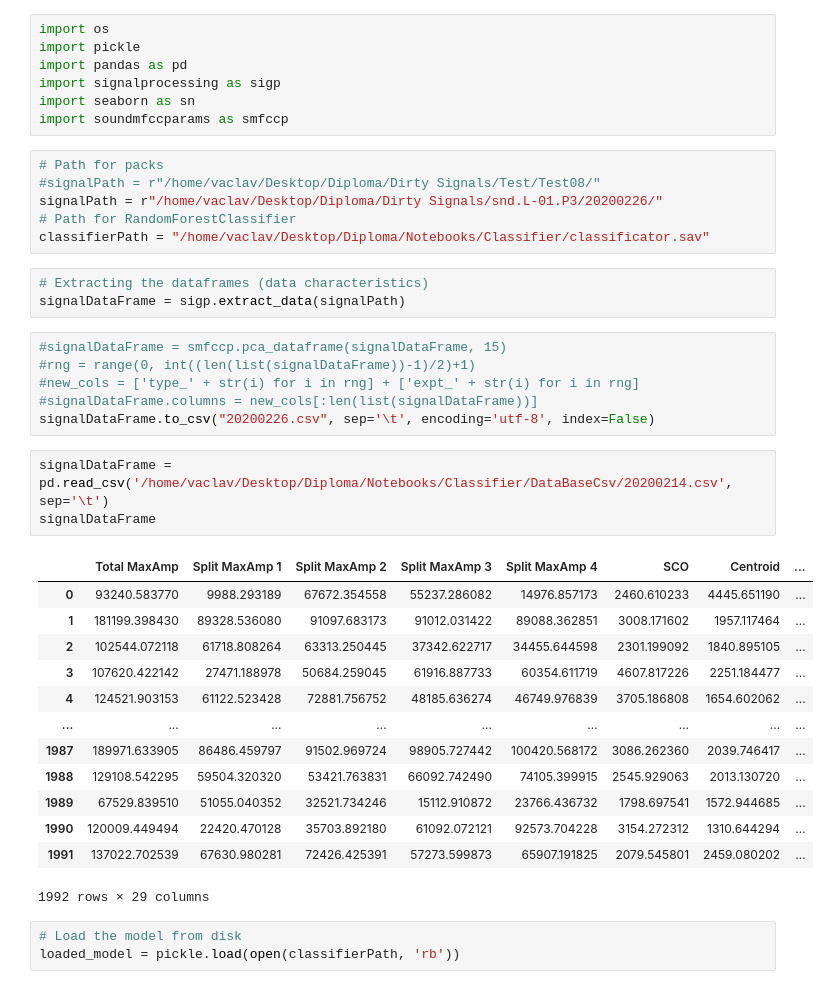
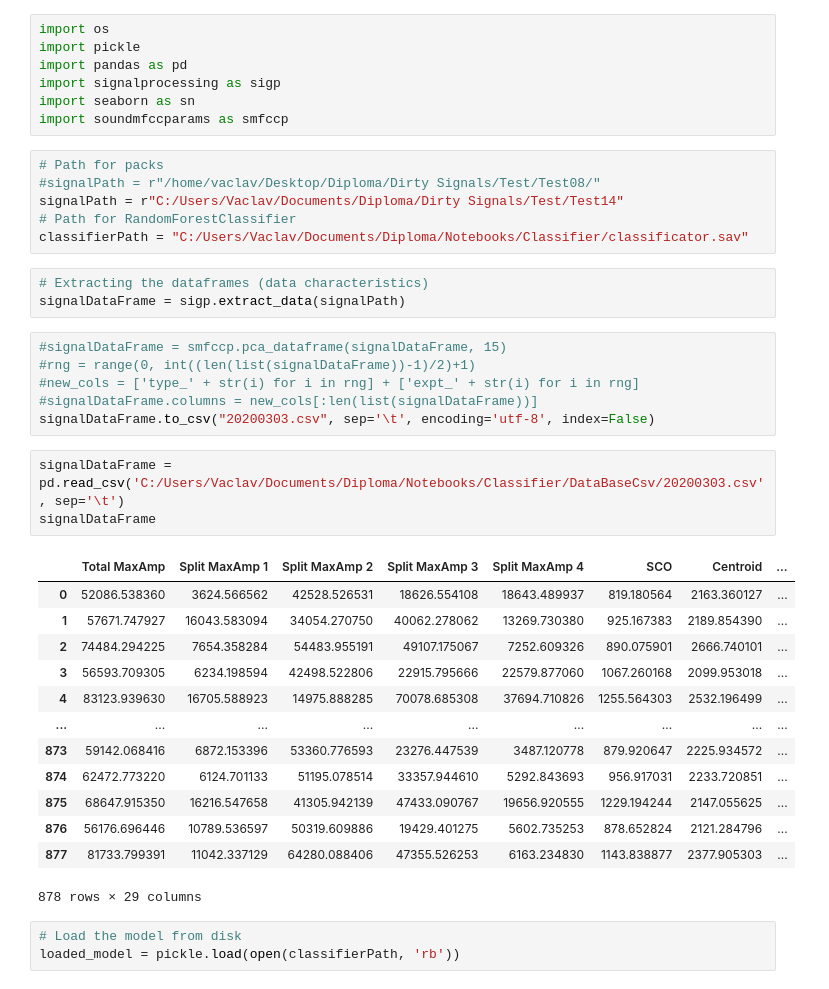
Before and after one commit to Waclaw-Nietzsche/Diploma, a Jupyter notebook: Classifier/BibaryClassifier_Test.ipynb, the cells around one changed output. Drawn from its saved outputs; the diff is of its cells as text.

```diff
--- a/Classifier/BibaryClassifier_Test.ipynb
+++ b/Classifier/BibaryClassifier_Test.ipynb
@@ -8,9 +8,9 @@ import soundmfccparams as smfccp
 # %%
 # Path for packs
 #signalPath = r"/home/vaclav/Desktop/Diploma/Dirty Signals/Test/Test08/"
-signalPath = r"/home/vaclav/Desktop/Diploma/Dirty Signals/snd.L-01.P3/20200226/"
+signalPath = r"C:/Users/Vaclav/Documents/Diploma/Dirty Signals/Test/Test14"
 # Path for RandomForestClassifier
-classifierPath = "/home/vaclav/Desktop/Diploma/Notebooks/Classifier/classificator.sav"
+classifierPath = "C:/Users/Vaclav/Documents/Diploma/Notebooks/Classifier/classificator.sav"
 # %%
 # Extracting the dataframes (data characteristics)
 signalDataFrame = sigp.extract_data(signalPath)
@@ -19,24 +19,24 @@ signalDataFrame = sigp.extract_data(signalPath)
 #rng = range(0, int((len(list(signalDataFrame))-1)/2)+1)
 #new_cols = ['type_' + str(i) for i in rng] + ['expt_' + str(i) for i in rng]
 #signalDataFrame.columns = new_cols[:len(list(signalDataFrame))]
-signalDataFrame.to_csv("20200226.csv", sep='\t', encoding='utf-8', index=False)
+signalDataFrame.to_csv("20200303.csv", sep='\t', encoding='utf-8', index=False)
 # %%
-signalDataFrame = pd.read_csv('/home/vaclav/Desktop/Diploma/Notebooks/Classifier/DataBaseCsv/20200214.csv', sep='\t')
+signalDataFrame = pd.read_csv('C:/Users/Vaclav/Documents/Diploma/Notebooks/Classifier/DataBaseCsv/20200303.csv', sep='\t')
 signalDataFrame
 # %% [output]
 |  | Total MaxAmp | Split MaxAmp 1 | Split MaxAmp 2 | Split MaxAmp 3 | Split MaxAmp 4 | SCO | Centroid | ... |
-| 0 | 93240.583770 | 9988.293189 | 67672.354558 | 55237.286082 | 14976.857173 | 2460.610233 | 4445.651190 | ... |
-| 1 | 181199.398430 | 89328.536080 | 91097.683173 | 91012.031422 | 89088.362851 | 3008.171602 | 1957.117464 | ... |
-| 2 | 102544.072118 | 61718.808264 | 63313.250445 | 37342.622717 | 34455.644598 | 2301.199092 | 1840.895105 | ... |
-| 3 | 107620.422142 | 27471.188978 | 50684.259045 | 61916.887733 | 60354.611719 | 4607.817226 | 2251.184477 | ... |
-| 4 | 124521.903153 | 61122.523428 | 72881.756752 | 48185.636274 | 46749.976839 | 3705.186808 | 1654.602062 | ... |
+| 0 | 52086.538360 | 3624.566562 | 42528.526531 | 18626.554108 | 18643.489937 | 819.180564 | 2163.360127 | ... |
+| 1 | 57671.747927 | 16043.583094 | 34054.270750 | 40062.278062 | 13269.730380 | 925.167383 | 2189.854390 | ... |
+| 2 | 74484.294225 | 7654.358284 | 54483.955191 | 49107.175067 | 7252.609326 | 890.075901 | 2666.740101 | ... |
+| 3 | 56593.709305 | 6234.198594 | 42498.522806 | 22915.795666 | 22579.877060 | 1067.260168 | 2099.953018 | ... |
+| 4 | 83123.939630 | 16705.588923 | 14975.888285 | 70078.685308 | 37694.710826 | 1255.564303 | 2532.196499 | ... |
 | ... | ... | ... | ... | ... | ... | ... | ... | ... |
-| 1987 | 189971.633905 | 86486.459797 | 91502.969724 | 98905.727442 | 100420.568172 | 3086.262360 | 2039.746417 | ... |
-| 1988 | 129108.542295 | 59504.320320 | 53421.763831 | 66092.742490 | 74105.399915 | 2545.929063 | 2013.130720 | ... |
-| 1989 | 67529.839510 | 51055.040352 | 32521.734246 | 15112.910872 | 23766.436732 | 1798.697541 | 1572.944685 | ... |
-| 1990 | 120009.449494 | 22420.470128 | 35703.892180 | 61092.072121 | 92573.704228 | 3154.272312 | 1310.644294 | ... |
-| 1991 | 137022.702539 | 67630.980281 | 72426.425391 | 57273.599873 | 65907.191825 | 2079.545801 | 2459.080202 | ... |
+| 873 | 59142.068416 | 6872.153396 | 53360.776593 | 23276.447539 | 3487.120778 | 879.920647 | 2225.934572 | ... |
+| 874 | 62472.773220 | 6124.701133 | 51195.078514 | 33357.944610 | 5292.843693 | 956.917031 | 2233.720851 | ... |
+| 875 | 68647.915350 | 16216.547658 | 41305.942139 | 47433.090767 | 19656.920555 | 1229.194244 | 2147.055625 | ... |
+| 876 | 56176.696446 | 10789.536597 | 50319.609886 | 19429.401275 | 5602.735253 | 878.652824 | 2121.284796 | ... |
+| 877 | 81733.799391 | 11042.337129 | 64280.088406 | 47355.526253 | 6163.234830 | 1143.838877 | 2377.905303 | ... |
-1992 rows × 29 columns
+878 rows × 29 columns
 # %%
 # Load the model from disk
 loaded_model = pickle.load(open(classifierPath, 'rb'))
```
Also changed, not shown: parts of 6 cells of this notebook, 7 other files.
